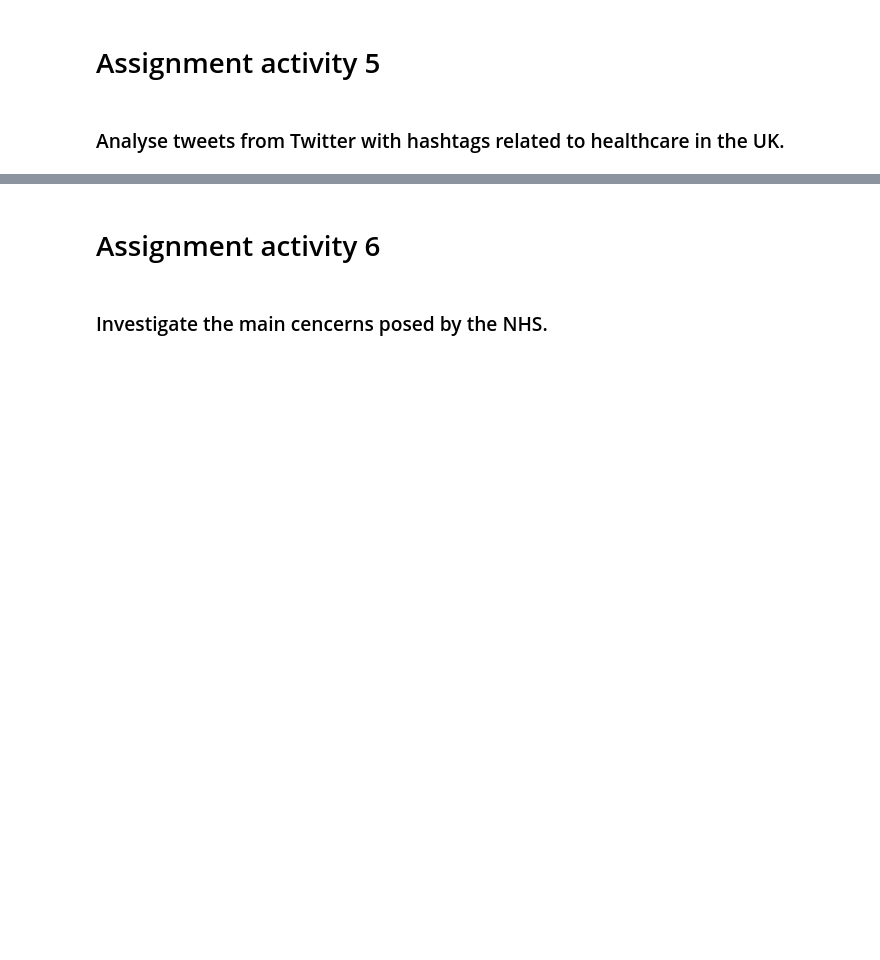
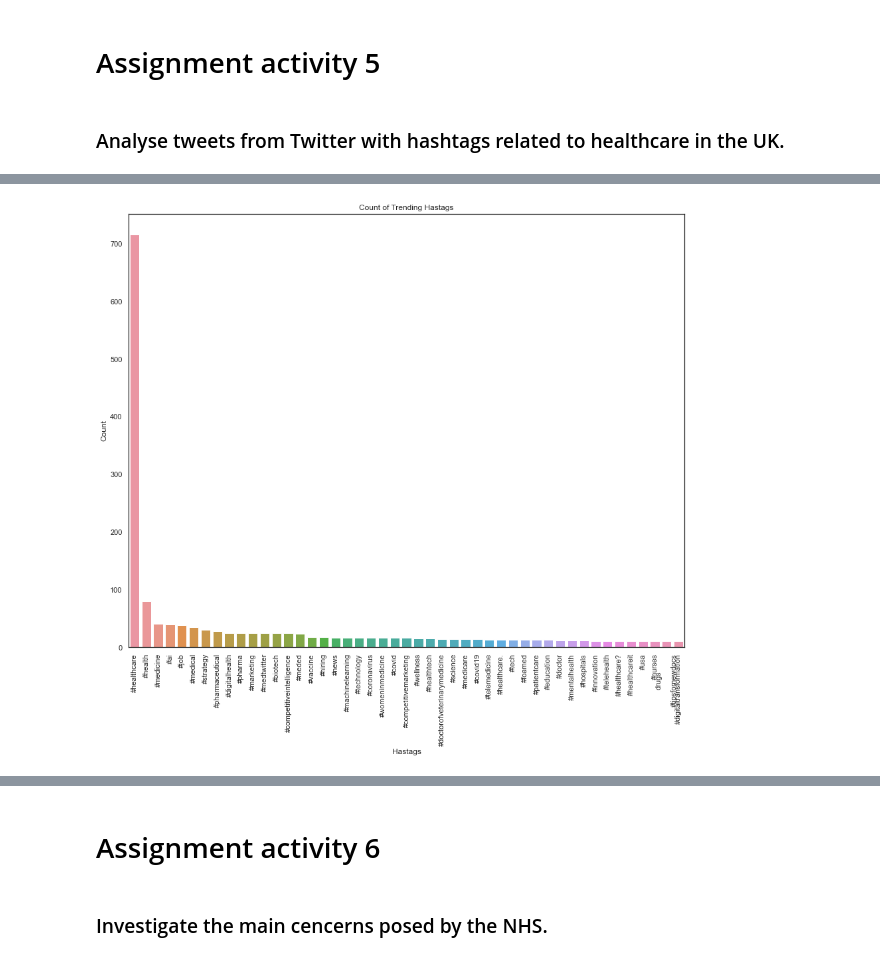
Before and after one commit to rohitabraham86/LSE_DA_NHS_analysis_rohit, a Jupyter notebook: nhs.ipynb, the cells around one changed output, grey strips where cells are left out. Cells and saved outputs as stored; diff of their text form; code cells hidden in the pictures; blank space fills up the shorter version.

```diff
--- a/nhs.ipynb
+++ b/nhs.ipynb
@@ -976,2 +1061,6 @@ pd.options.display.max_colwidth = 200
 # %%
 # Display the first 30 records.
+d = pd.Series(tags).value_counts()
+
+# View Series.
+d.head(30)
@@ -978,5 +1085,6 @@ pd.options.display.max_colwidth = 200
 # %%
 # Convert the series to a DataFrame in preparation for visualisation.
+data = pd.DataFrame(d).reset_index()
 
-
-# Rename the columns.
+# View dataframe
+data
@@ -982,0 +1105,7 @@ pd.options.display.max_colwidth = 200
+# %%
+# Rename the columns.
+data.rename(columns={data.columns[0]: 'word',
+            data.columns[1]: 'count'}, inplace=True)
+
+# View dataframe
+data
@@ -987,3 +1130,7 @@ pd.options.display.max_colwidth = 200
 # View the result.
 # %%
 # Display records where the count is larger than 10.
+n_data = data.loc[data['count'] > 10]
+
+# View the output
+n_data
@@ -990,4 +1155,20 @@ pd.options.display.max_colwidth = 200
 # %%
 # Create a Seaborn barplot indicating records with a count >10 records.
+g = sns.barplot(x='word', y='count', data=n_data)
+g.set(xlabel="Hastags", ylabel="Count", title="Count of Trending Hastags")
+g.set_xticklabels(
+    labels=['#healthcare', '#health', '#medicine', '#ai', '#job', '#medical', '#strategy', '#pharmaceutical',
+            '#digitalhealth', '#pharma', '#marketing', '#medtwitter', '#biotech', '#competitiveintelligence',
+            '#meded', '#vaccine', '#hiring', '#news', '#machinelearning', '#technology', '#coronavirus',
+            '#womeninmedicine', '#covid', '#competitivemarketing', '#wellness', '#healthtech',
+            '#doctorofveterinarymedicine', '#science', '#medicare', '#covid19', '#telemedicine', '#healthcare.',
+            '#tech', '#foamed', '#patientcare', '#education', '#doctor', '#mentalhealth', '#hospitals',
+            '#innovation', '#telehealth', '#healthcare?', '#healthcareit', '#usa', '#nurses',
+            'drugs\n\n#tipsfornewdocs', '#digitaltransformation'], rotation=90)
+
+# Save plot
+plt.savefig('trending.png')
+# %% [output]
+[figure, added]
 # %%
 # Create the plot.
```
Also changed, not shown: parts of 21 cells of this notebook.
